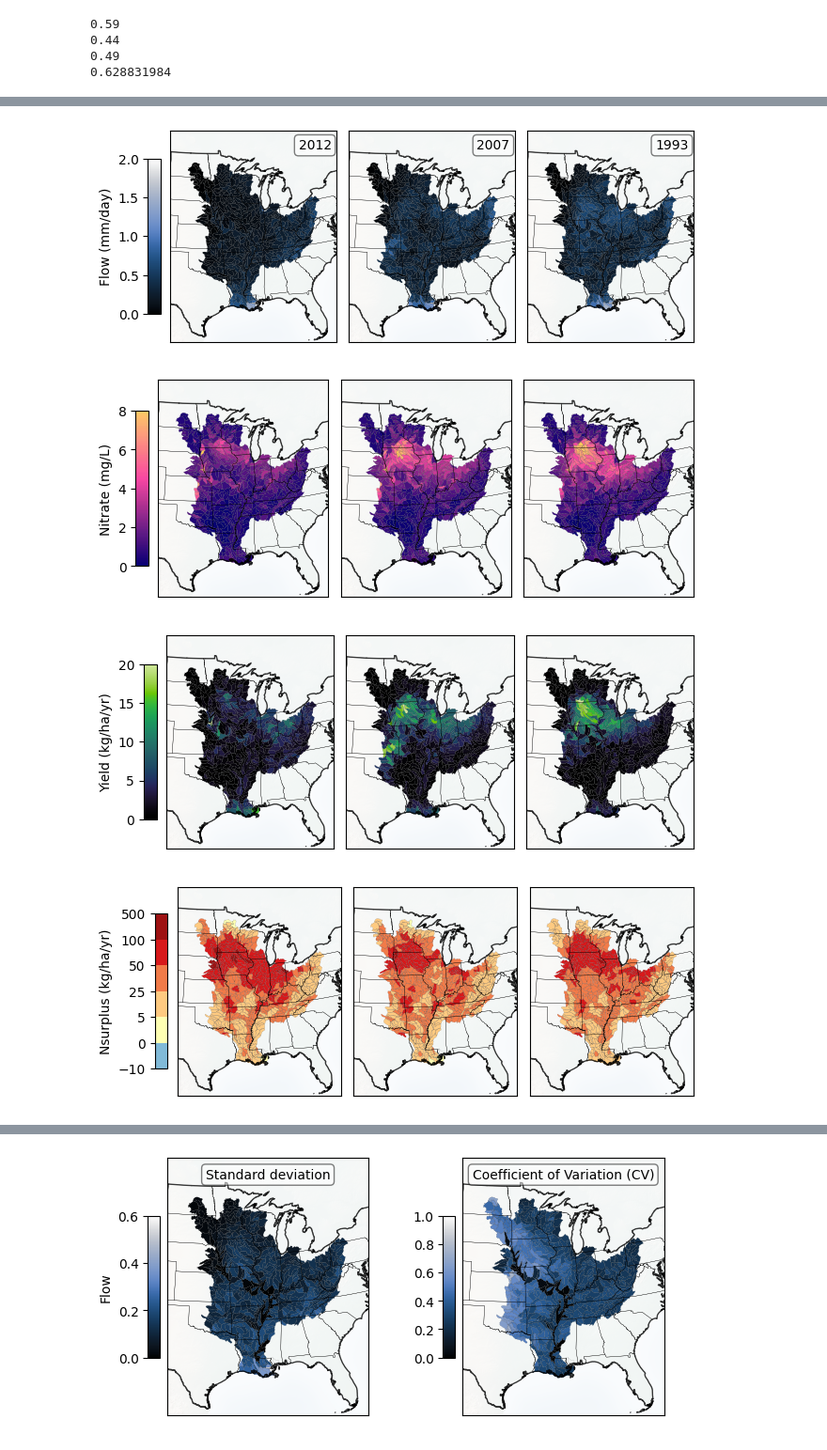
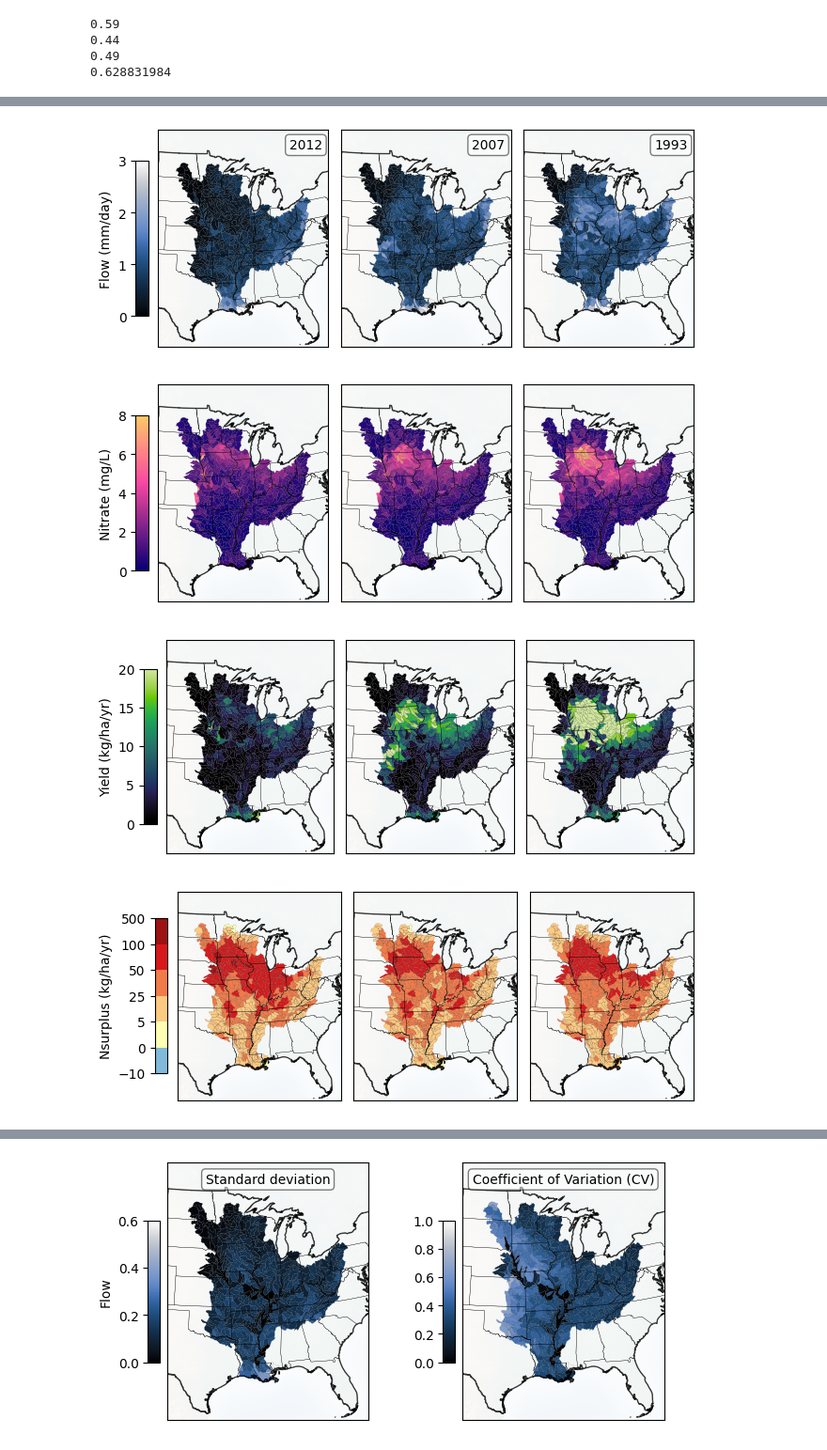
Before and after one commit to aayushpandit/EPA-CONUS-Nitrate-LSTM, a Jupyter notebook: Plotting_Results_LSTM.ipynb, the cells around one changed output, grey strips where cells are left out. Shown at 94% size. Saved outputs shown, nothing was run; the diff lists cells and outputs as text; code cells hidden in the pictures.

```diff
--- a/Plotting_Results_LSTM.ipynb
+++ b/Plotting_Results_LSTM.ipynb
@@ -280,8 +280,8 @@ print(np.nanmedian(nitrate_metrics['rmse']))
 # %%
 #### Cumulative distribution function CDF for flow and nitrate (smoothing done using gaussian Kernel density estimator (KDE))
 
-fig, (ax1, ax2)= plt.subplots(1,2,figsize=(5, 2.5))
-fig.subplots_adjust(left=0.01, bottom=0.25, wspace=0.3)
+fig, (ax1, ax2)= plt.subplots(1,2,figsize=(6, 2.5))
+fig.subplots_adjust(left=0.2, bottom=0.25, wspace=0.4)
 for i in ['KGE','NSE','R2']:
     data = flow_metrics[i]
     x = np.linspace(min(data), max(data), 1000)
@@ -311,5 +311,6 @@ fig.supxlabel('Metric value')
 ax2.set_title('Nitrate', fontsize=10)
 ax2.set_xlim(0,1)
 # plt.savefig("D:\\temp\\CDF_flow.svg", dpi=300)
+plt.savefig("D:\\temp\\Output\\CDF.svg", dpi=300)
 plt.show()
 # %% [output]
@@ -325,8 +326,8 @@ Datalen=(len(dates))
 
 for i in [5518000, 1646000]:
     n = Datalen - sum(pd.isna(Nitrateobs[i]))
-    fig, axes = plt.subplots(3,1,figsize=(3, 6))
-    plt.subplots_adjust(hspace=0.01)
+    fig, axes = plt.subplots(3,1,figsize=(3.2, 6))
+    plt.subplots_adjust(hspace=0.01, left=0.2)
 
     for idx, var in enumerate(['Flow', 'Nitrate', 'Nitrateload']):
         ax = axes[idx]
@@ -343,11 +344,13 @@ for i in [5518000, 1646000]:
             CV='NA'
         if i == 1646000:
             ax.set_xlim('2015-01-01','2016-01-01')
+            yr = '2015'
             y_limits = {'Flow': (0, 15),'Nitrate': (0, 3),'Nitrateload': (0, 0.08)}
             ax.set_ylim(y_limits[var])
 
         elif i ==5518000:
             ax.set_xlim('2017-01-01','2018-01-01')
+            yr = '2017'
             y_limits = {'Flow': (0, 4),'Nitrate': (0, 5),'Nitrateload': (0, 0.1)}
             ax.set_ylim(y_limits[var])
 
@@ -365,10 +368,12 @@ for i in [5518000, 1646000]:
             axlabel = 'Nitrate (mg/L)'
         elif var =='Nitrateload':
             axlabel = 'Yield (kg/ha/yr)'
+            ax.set_xlabel(yr)
         ax.set_ylabel(axlabel)
 
         box_text_left = f'KGE: {kge}'
         props = dict(boxstyle='round', facecolor='white', alpha=0.5)
         ax.text(0.02, 0.96, box_text_left, transform=ax.transAxes, fontsize=10, verticalalignment='top', horizontalalignment='left', bbox=props)
+    plt.savefig("D:\\temp\\Output\\TimeSeries_"+str(i)+".svg", dpi=300)
     plt.show()
 # %% [output]
@@ -385,21 +390,18 @@ for folder in ['Flowmmday_20', 'Conc_30', 'Load_30','Nsurplus', 'NDR_30']:
     if (var =='Flow'):
         varunits = 'mm/day'
         cmap_temp = cmap_oslo()
-        norm_temp = None
         vmn = 0
-        vmx = 2
+        vmx = 3
     elif (var=='Load'):
         var = 'Yield'
         varunits = 'kg/ha/yr'
         cmap_temp = cmap_nuclear()
-        norm_temp = None
         vmn = 0
         vmx = 20
     elif (var=='Conc'):
         var = 'Nitrate'
         varunits = 'mg/L'
         cmap_temp = cmap_internet()
-        norm_temp = None
         vmn = 0
         vmx = 8
     elif (var=='Nsur'):
@@ -417,7 +419,6 @@ for folder in ['Flowmmday_20', 'Conc_30', 'Load_30','Nsurplus', 'NDR_30']:
         var = 'NDR'
         varunits = 'NDR'
         cmap_temp = 'cividis'
-        norm_temp = None
         vmn = 0.01
         vmx = 1
 
@@ -432,28 +433,16 @@ for folder in ['Flowmmday_20', 'Conc_30', 'Load_30','Nsurplus', 'NDR_30']:
     fig, axes = plt.subplots(1,3, constrained_layout=True)
     fig.subplots_adjust(left=0.05, right=0.95, top=0.95, bottom=0.05)
     for idx, yrs in enumerate(['2012', '2007', '1993']):
-        if (var != 'Nsurplus'):
-            data = pd.read_csv(root+'Simulated_Compiled.csv')
-            data.rename(columns={'Unnamed: 0': 'Date'}, inplace=True)
-            data.index=pd.to_datetime(data['Date'])
-            data.drop(columns='Date', inplace=True)
-            data[data < 0] = np.nan
-            if (var == 'Flow' or var =='Nitrate'):           ## mm/day | kg/km2/yr
-                data=data.resample('YE').mean()
-            elif (var=='Yield'):
-                data=data.resample('YE').sum()/100           ## kg/km2/yr to kg/ha/yr
+        data = pd.read_csv(root+'Simulated_Compiled.csv')
+        data.rename(columns={'Unnamed: 0': 'Date'}, inplace=True)
+        data.index=pd.to_datetime(data['Date'])
+        data.drop(columns='Date', inplace=True)
+        data[data < 0] = np.nan
+        if (var == 'Flow' or var =='Nitrate'):           ## mm/day | kg/km2/yr
+            data=data.resample('YE').mean()
+        elif (var=='Yield'):
+            data=data.resample('YE').sum()/100           ## kg/km2/yr to kg/ha/yr
 
-            if (var == 'Yield'):
-                ndr = pd.read_csv(main+'/Extra/Predictions/Normalized/NDR_30/Simulated_Compiled.csv')
-                ndr.rename(columns={'Unnamed: 0': 'Date'}, inplace=True)
-                ndr.index=pd.to_datetime(ndr['Date'])
-                ndr.drop(columns='Date', inplace=True)
-                ndr[ndr < 0] = np.nan
-
-                Nsurplus = (data/ndr)          ### Inverse calculate from ndr and export to get N surplus
-                Nsurplus = Nsurplus.loc[:'2017']
-        else:
-            data = Nsurplus
         ax = axes[idx]
         data = data[yrs:yrs]
         data=pd.Series(data.mean(), name='Average')
@@ -469,10 +458,15 @@ for folder in ['Flowmmday_20', 'Conc_30', 'Load_30','Nsurplus', 'NDR_30']:
         m.shadedrelief(ax=ax, alpha=0.1)
         shapefile_sub[shapefile_sub['HUC8'].astype(float).isin(stations.astype(float))].boundary.plot(ax=ax,
                                         color='black', linewidth=0.1, alpha=0.4)
-        if (yrs == '2012' and var !='NDR'):
+        if (yrs == '2012' and var !='NDR' and var != 'Nsurplus'):
+            shapefile_sub.plot(ax = ax, column='Average', cmap=cmap_temp, legend=True, vmin=vmn, vmax=vmx,
+                                legend_kwds={"label": var+" ("+varunits+")","location":"left","shrink":.35, "aspect":12,"pad":0.03})
+        elif (var != 'NDR' and var != 'Nsurplus'):
+            shapefile_sub.plot(ax = ax, column='Average', cmap=cmap_temp, legend=False, vmin=vmn, vmax=vmx)
+        if (yrs == '2012' and var == 'Nsurplus'):
             shapefile_sub.plot(ax = ax, column='Average', cmap=cmap_temp, norm=norm_temp, legend=True, vmin=vmn, vmax=vmx,
                                 legend_kwds={"label": var+" ("+varunits+")","location":"left","shrink":.35, "aspect":12,"pad":0.03})
-        elif (var != 'NDR'):
+        elif (var != 'NDR' and var == 'Nsurplus'):
             shapefile_sub.plot(ax = ax, column='Average', cmap=cmap_temp, norm=norm_temp, legend=False, vmin=vmn, vmax=vmx)
         elif (var == 'NDR' and yrs !='2012'):
             shapefile_sub.plot(ax = ax, column='Average', cmap=cmap_temp, legend=False, norm=colors.LogNorm(vmin = 0.01, vmax =1.0))
@@ -480,37 +474,37 @@ for folder in ['Flowmmday_20', 'Conc_30', 'Load_30','Nsurplus', 'NDR_30']:
             shapefile_sub.plot(ax = ax, column='Average', cmap=cmap_temp, legend=False, norm=colors.LogNorm(vmin = 0.01, vmax =1.0),
                                 legend_kwds={"label": "Nitrate Delivery Ratio", "location":"bottom","shrink":.485, "aspect":18,"pad":0.03})
             sm = plt.cm.ScalarMappable(cmap=cmap_temp, norm=colors.LogNorm(vmin=0.01, vmax=1.0))
             cbar = fig.colorbar(sm, ax=ax, shrink=0.35, aspect=12, pad=0.03, location='left')
             def custom_log_formatter(x, pos):
                 if x == 0.1:
                     return '0.1'
                 elif x == 0.01:
                     return '0.01'
                 elif x == 0.001:
                     return '0.001'
                 elif x == 1:
                     return '1'
                 else:
                     return ''
             cbar.ax.yaxis.set_major_formatter(FuncFormatter(custom_log_formatter))
             cbar.set_label(var)
 
         states.plot(ax=ax, edgecolor='black',facecolor='none', linewidth=0.2, alpha=0.9)
         boundary.plot(ax=ax, edgecolor='black',facecolor='none', linewidth=1.0, alpha=0.7)
 
         xmin, ymin = m(-102, 25)
         xmax, ymax = m(-72, 50)
         ax.set_xlim([xmin, xmax])
         ax.set_ylim([ymin, ymax])
         box_text_left = str(yrs)
         props = dict(boxstyle='round', facecolor='white', alpha=0.5)
         if (folder == 'Flowmmday_20'):ax.text(0.77, 0.96, box_text_left, transform=ax.transAxes, verticalalignment='top', horizontalalignment='left', bbox=props)
-#     plt.savefig("D:\\check.svg")
+    plt.savefig(main+"\\Output\\WetDry_"+folder+".svg")
     plt.show()
 # %% [output]
-[figure, old version]
+[figure, new version]
 [figure]
-[figure, old version]
+[figure, new version]
 [figure]
 [figure]
 # %%
```
Also changed, not shown: parts of 7 cells of this notebook, 28 other files.
